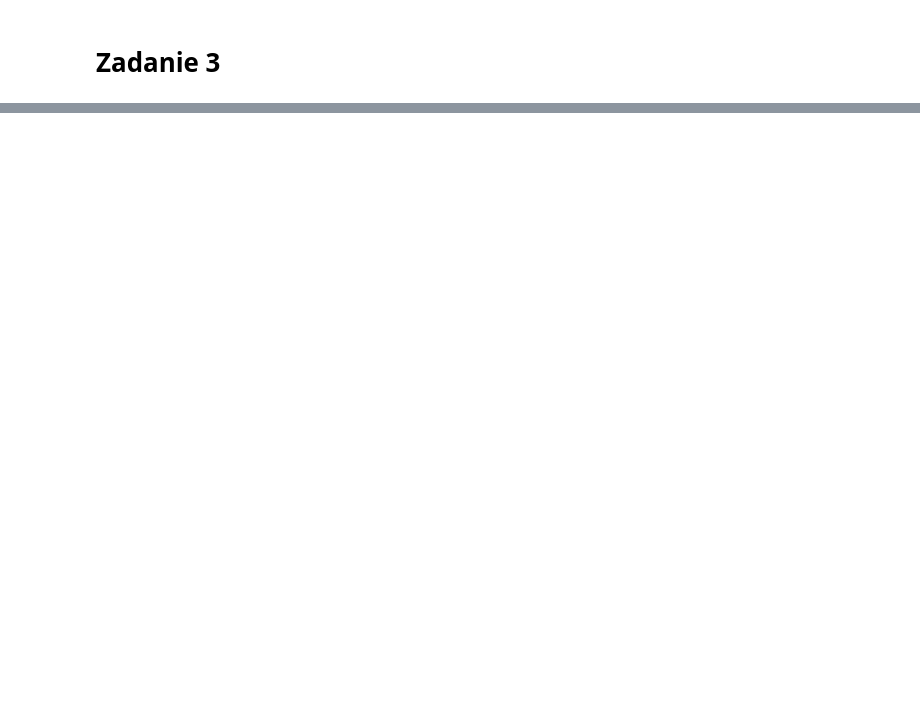
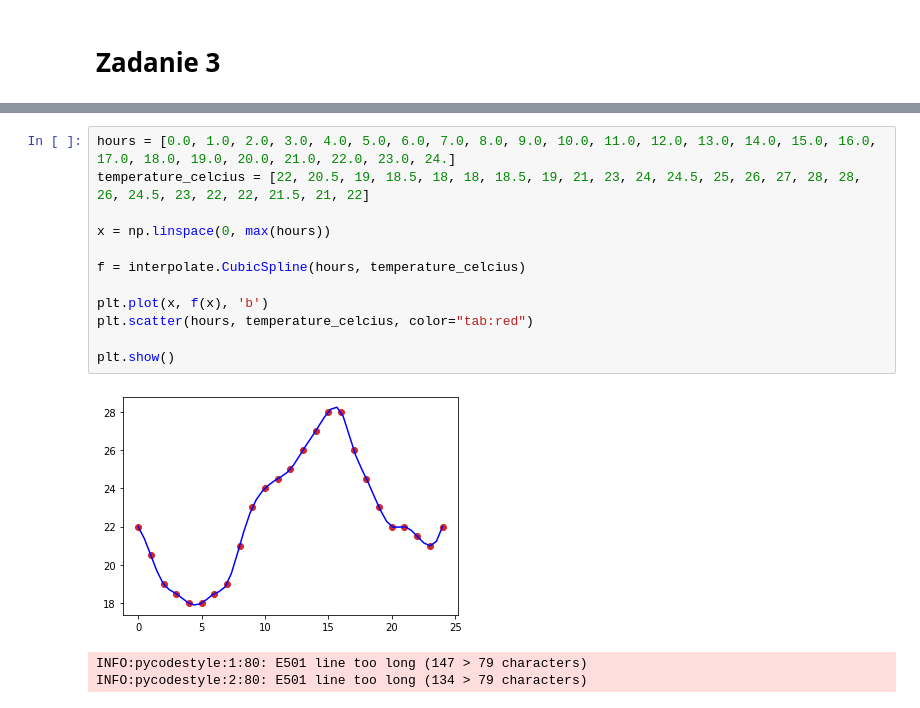
Before and after one commit to 11jolek11/BigData, a Jupyter notebook: List2.ipynb, the cells around one changed output, grey strips where cells are left out. Drawn from its saved outputs; the diff is of its cells as text; blank space fills up the shorter version.

```diff
--- a/List2.ipynb
+++ b/List2.ipynb
@@ -86,0 +103,16 @@ plt.show()
+# %%
+hours = [0.0, 1.0, 2.0, 3.0, 4.0, 5.0, 6.0, 7.0, 8.0, 9.0, 10.0, 11.0, 12.0, 13.0, 14.0, 15.0, 16.0, 17.0, 18.0, 19.0, 20.0, 21.0, 22.0, 23.0, 24.]
+temperature_celcius = [22, 20.5, 19, 18.5, 18, 18, 18.5, 19, 21, 23, 24, 24.5, 25, 26, 27, 28, 28, 26, 24.5, 23, 22, 22, 21.5, 21, 22]
+
+x = np.linspace(0, max(hours))
+
+f = interpolate.CubicSpline(hours, temperature_celcius)
+
+plt.plot(x, f(x), 'b')
+plt.scatter(hours, temperature_celcius, color="tab:red")
+
+plt.show()
+# %% [output]
+[figure, added]
+INFO:pycodestyle:1:80: E501 line too long (147 > 79 characters)
+INFO:pycodestyle:2:80: E501 line too long (134 > 79 characters)
```
Also changed, not shown: parts of 5 cells of this notebook.
